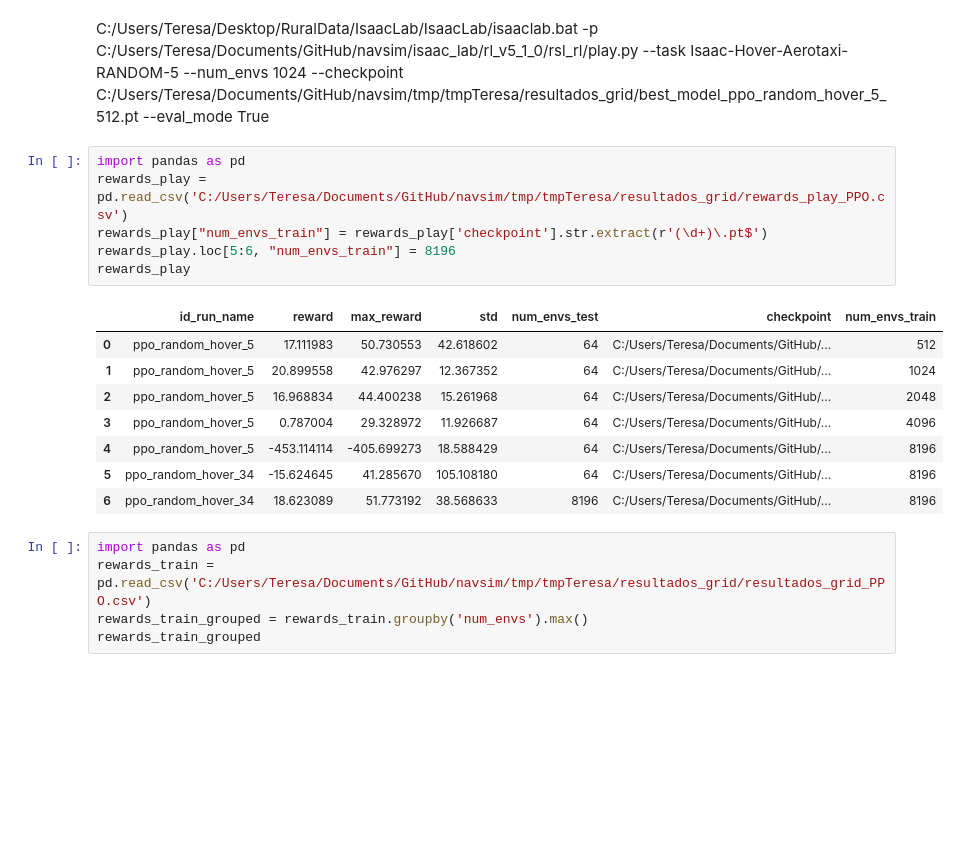
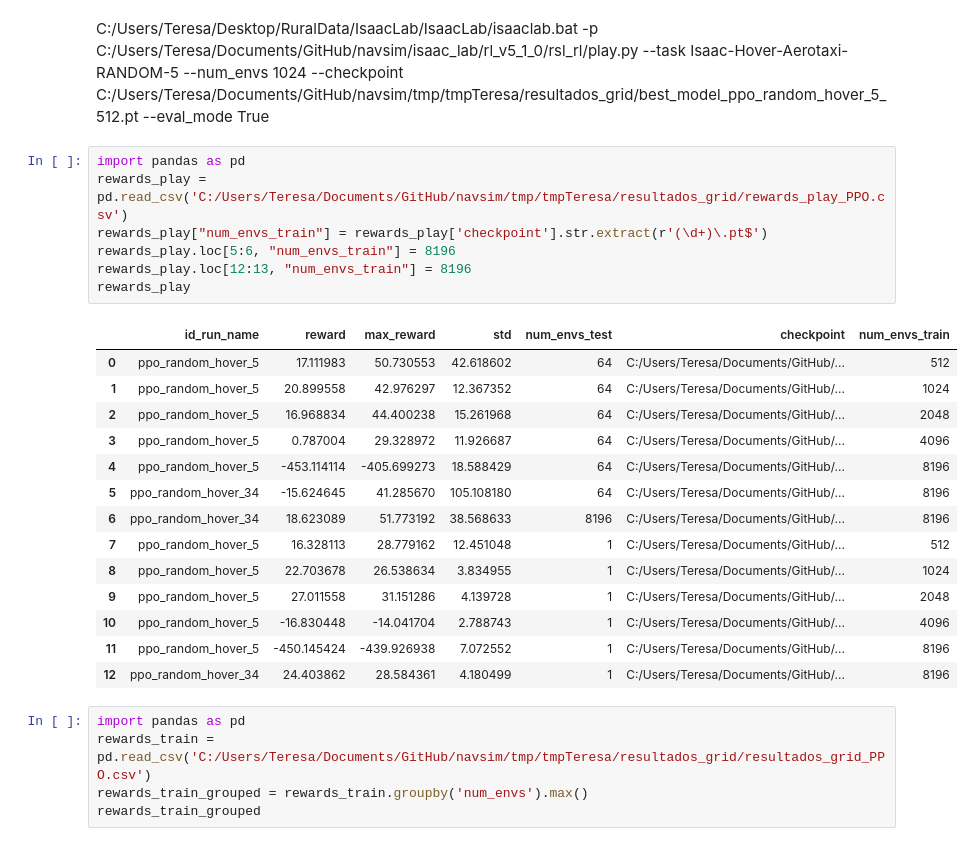
Before and after one commit to I3A-NavSys/navsim, a Jupyter notebook: tmp/tmpTeresa/resultados_grid/ranking_PPO.ipynb, the cells around one changed output. Saved outputs shown, nothing was run; the diff lists cells and outputs as text; blank space fills up the shorter version.

```diff
--- a/tmp/tmpTeresa/resultados_grid/ranking_PPO.ipynb
+++ b/tmp/tmpTeresa/resultados_grid/ranking_PPO.ipynb
@@ -190,18 +190,25 @@ C:/Users/Teresa/Desktop/RuralData/IsaacLab/IsaacLab/isaaclab.bat -p C:/Users/Ter
 # %%
 import pandas as pd
 rewards_play = pd.read_csv('C:/Users/Teresa/Documents/GitHub/navsim/tmp/tmpTeresa/resultados_grid/rewards_play_PPO.csv')
 rewards_play["num_envs_train"] = rewards_play['checkpoint'].str.extract(r'(\d+)\.pt$')
 rewards_play.loc[5:6, "num_envs_train"] = 8196
+rewards_play.loc[12:13, "num_envs_train"] = 8196
 rewards_play
 # %% [output]
 |  | id_run_name | reward | max_reward | std | num_envs_test | checkpoint | num_envs_train |
 | 0 | ppo_random_hover_5 | 17.111983 | 50.730553 | 42.618602 | 64 | C:/Users/Teresa/Documents/GitHub/... | 512 |
 | 1 | ppo_random_hover_5 | 20.899558 | 42.976297 | 12.367352 | 64 | C:/Users/Teresa/Documents/GitHub/... | 1024 |
 | 2 | ppo_random_hover_5 | 16.968834 | 44.400238 | 15.261968 | 64 | C:/Users/Teresa/Documents/GitHub/... | 2048 |
 | 3 | ppo_random_hover_5 | 0.787004 | 29.328972 | 11.926687 | 64 | C:/Users/Teresa/Documents/GitHub/... | 4096 |
 | 4 | ppo_random_hover_5 | -453.114114 | -405.699273 | 18.588429 | 64 | C:/Users/Teresa/Documents/GitHub/... | 8196 |
 | 5 | ppo_random_hover_34 | -15.624645 | 41.285670 | 105.108180 | 64 | C:/Users/Teresa/Documents/GitHub/... | 8196 |
 | 6 | ppo_random_hover_34 | 18.623089 | 51.773192 | 38.568633 | 8196 | C:/Users/Teresa/Documents/GitHub/... | 8196 |
+| 7 | ppo_random_hover_5 | 16.328113 | 28.779162 | 12.451048 | 1 | C:/Users/Teresa/Documents/GitHub/... | 512 |
+| 8 | ppo_random_hover_5 | 22.703678 | 26.538634 | 3.834955 | 1 | C:/Users/Teresa/Documents/GitHub/... | 1024 |
+| 9 | ppo_random_hover_5 | 27.011558 | 31.151286 | 4.139728 | 1 | C:/Users/Teresa/Documents/GitHub/... | 2048 |
+| 10 | ppo_random_hover_5 | -16.830448 | -14.041704 | 2.788743 | 1 | C:/Users/Teresa/Documents/GitHub/... | 4096 |
+| 11 | ppo_random_hover_5 | -450.145424 | -439.926938 | 7.072552 | 1 | C:/Users/Teresa/Documents/GitHub/... | 8196 |
+| 12 | ppo_random_hover_34 | 24.403862 | 28.584361 | 4.180499 | 1 | C:/Users/Teresa/Documents/GitHub/... | 8196 |
 # %%
 import pandas as pd
 rewards_train = pd.read_csv('C:/Users/Teresa/Documents/GitHub/navsim/tmp/tmpTeresa/resultados_grid/resultados_grid_PPO.csv')
```
Also changed, not shown: 6 other files.
